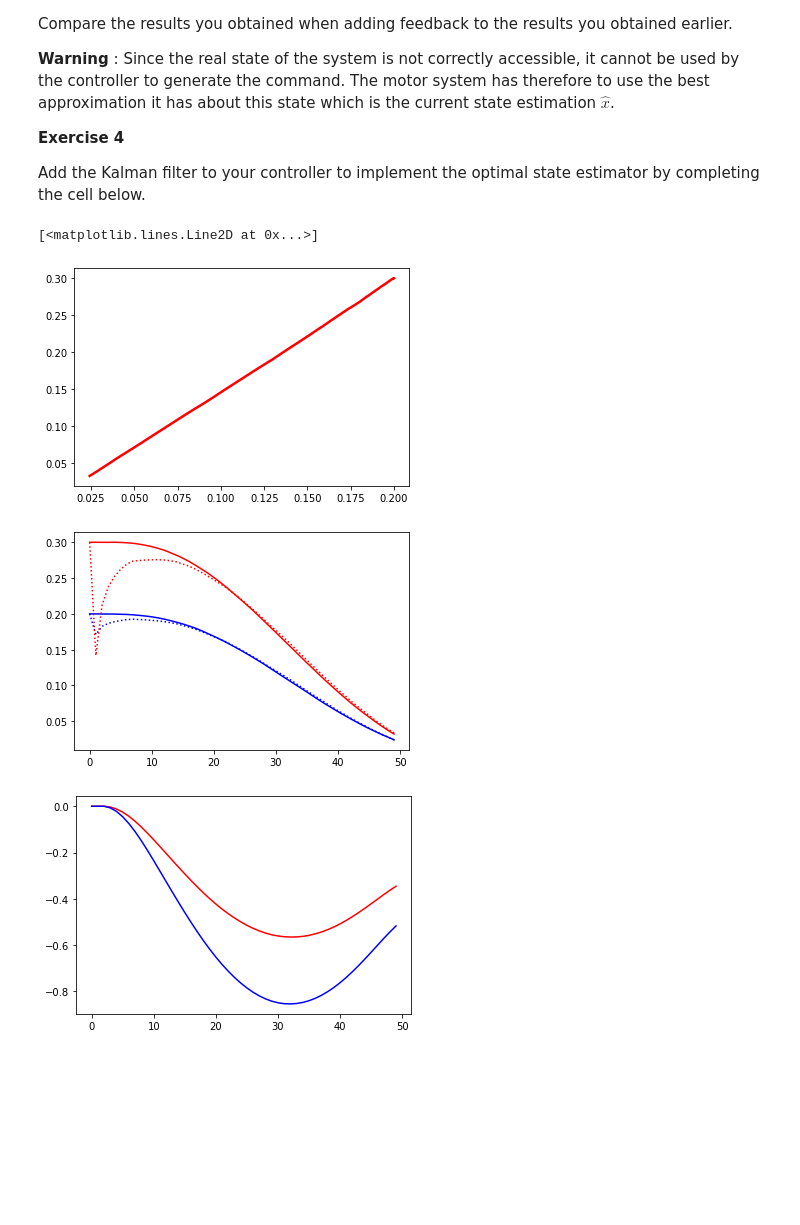
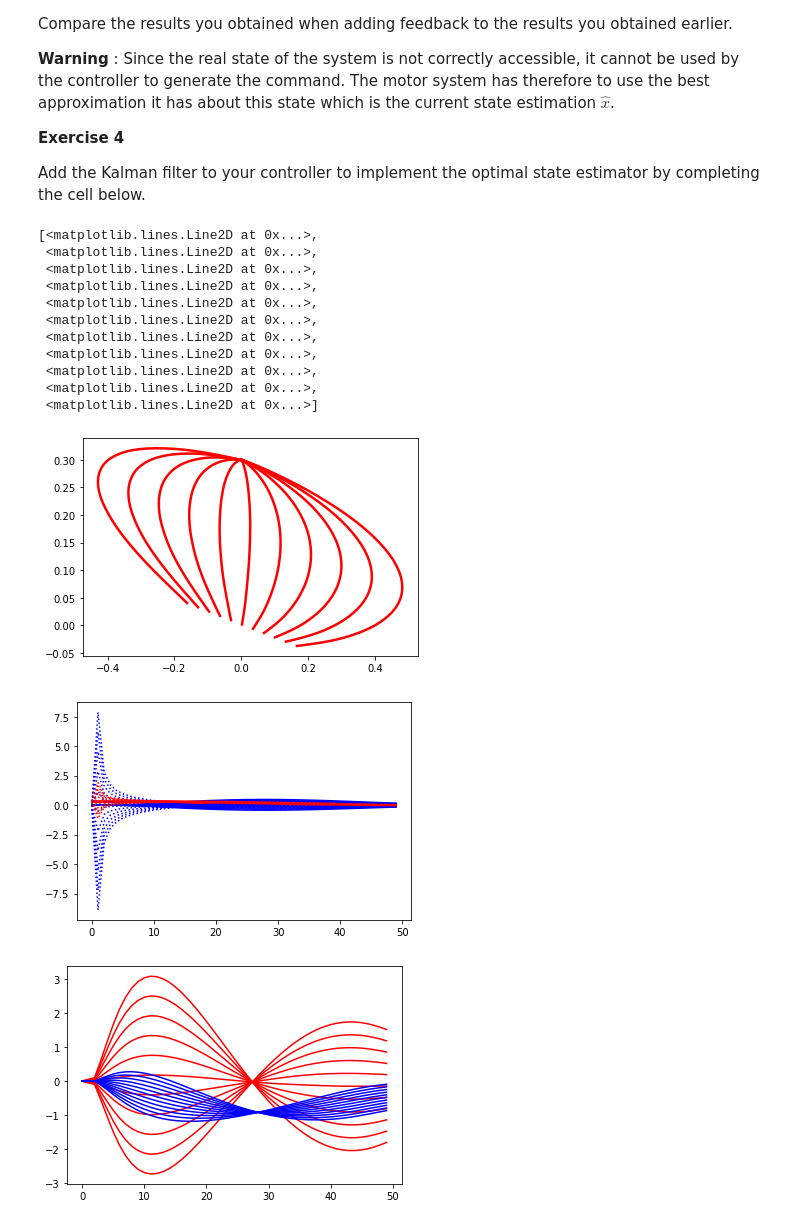
Before and after one commit to dopaminegirl19/ReachRLToolbox, a Jupyter notebook: OFC_2D_FF.ipynb, the cells around one changed output. Drawn from its saved outputs; the diff is of its cells as text; code cells hidden in the pictures; blank space fills up the shorter version.

```diff
--- a/OFC_2D_FF.ipynb
+++ b/OFC_2D_FF.ipynb
@@ -259,11 +259,11 @@ Add the Kalman filter to your controller to implement the optimal state estimato
 #Initialize the state estimation... What is the size of hte matrix? How would you complete the information corresponding to the first time step?
 
 Xhat = np.zeros_like(X)
-Xhat[0, :, :] = X[0,:,:] + np.random.normal(loc=0, scale=10 ** -6, size=(6, 1))
+Xhat[0, :, :] = X[0,:,:] + np.random.normal(loc=0, scale=10 ** -6, size=(8, 1))
 
 #Initialization of the command and observable
-Y = np.zeros((N, ns, 1))
-U = np.zeros((N,2,1))
+Y = np.zeros((N, ns, len(FF_values)))
+U = np.zeros((N,2,len(FF_values)))
 
 
 #Initialization of the covariance matrix of the state, how would you initialize the first covariance matrix?
@@ -281,34 +281,44 @@ oOmega = 0.1 * np.max(np.max(oXi)) * np.eye(ns)
 
 #Fill in the following loop to complete
 #
 # state evolution
 # observatoin evolutino
 # computation of K and Sigma
 # computation of the command
 # evolution of the state estimation
 
 for j in range(0, N - 1):
   X[j+1,:,:]=A@X[j,:,:]-B@L[j,:,:]@Xhat[j,:,:]+Xi[j,:,:]
   Y[j+1,:,:] = H@X[j,:,:]+Omega[j+1,:,:]
 
   K[j,:,:] = A@Sigma[j,:,:]@H.T@np.linalg.inv(H@Sigma[j,:,:]@H.T+oOmega)
   Sigma[j+1,:,:] = oXi + (A-K[j,:,:]@H)@Sigma[j,:,:]@A.T
 
   Xhat[j+1,:,:] = (A-B@L[j,:,:])@Xhat[j,:,:] + K[j,:,:]@(Y[j,:,:]-H@Xhat[j,:,:])
 
 #Plot the time evolution of the state, its observation and its estimation.. What do you observe?
 fig, ax=plt.subplots()
 ax.plot(X[:,0,:],X[:,1,:],'r',LineWidth=2.5)
 fig, ax=plt.subplots()
 ax.plot(range(N),X[:,0,:],'b')
 ax.plot(range(N),X[:,1,:],'r')
 ax.plot(range(N),Xhat[:,0,:],'b:')
 ax.plot(range(N),Xhat[:,1,:],'r:')
 fig, ax=plt.subplots()
 ax.plot(range(N),X[:,2,:],'r')
 ax.plot(range(N),X[:,3,:],'b')
 # %% [output]
-[<matplotlib.lines.Line2D at 0x...>]
+[<matplotlib.lines.Line2D at 0x...>,
+ <matplotlib.lines.Line2D at 0x...>,
+ <matplotlib.lines.Line2D at 0x...>,
+ <matplotlib.lines.Line2D at 0x...>,
+ <matplotlib.lines.Line2D at 0x...>,
+ <matplotlib.lines.Line2D at 0x...>,
+ <matplotlib.lines.Line2D at 0x...>,
+ <matplotlib.lines.Line2D at 0x...>,
+ <matplotlib.lines.Line2D at 0x...>,
+ <matplotlib.lines.Line2D at 0x...>,
+ <matplotlib.lines.Line2D at 0x...>]
-[figure, old version]
+[figure, new version]
-[figure, old version]
+[figure, new version]
-[figure, old version]
+[figure, new version]
```
Also changed, not shown: parts of 1 cell of this notebook.
